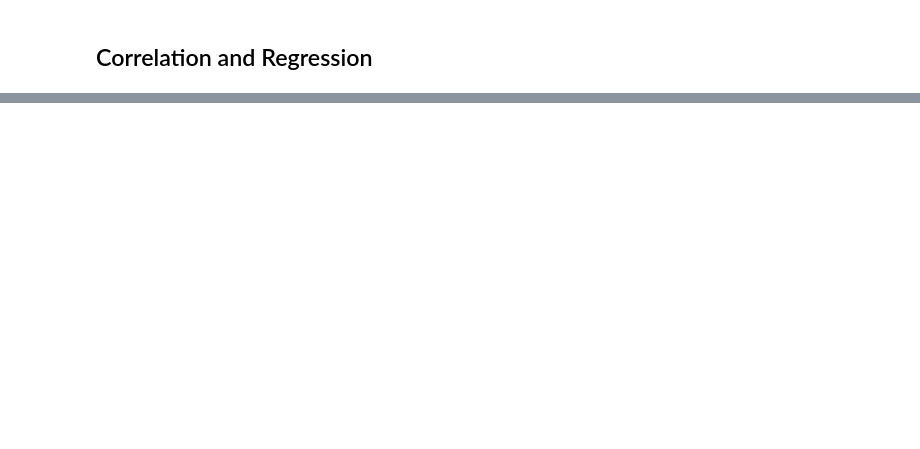
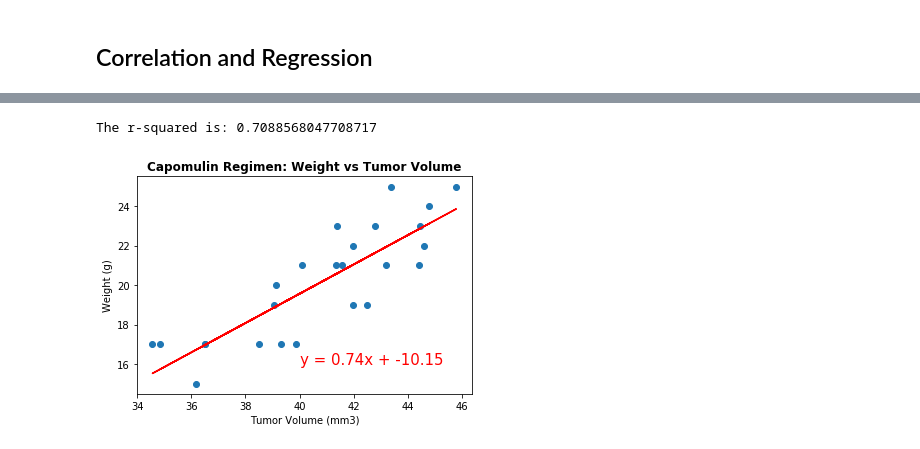
Before and after one commit to Michelin96/matplotlib-challenge, a Jupyter notebook: Pymaceuticals/pymaceuticals_starter.ipynb, the cells around one changed output, grey strips where cells are left out. Saved outputs shown, nothing was run; the diff lists cells and outputs as text; code cells hidden in the pictures; blank space fills up the shorter version.

```diff
--- a/Pymaceuticals/pymaceuticals_starter.ipynb
+++ b/Pymaceuticals/pymaceuticals_starter.ipynb
@@ -402,0 +355,16 @@ plt.show()
+# %%
+# Add the linear regression equation and line to plot
+(slope, intercept, rvalue, pvalue, stderr) = linregress(tumor_volume, mouse_weight)
+regress_values = tumor_volume * slope + intercept
+line_eq = "y = " + str(round(slope,2)) + "x + " + str(round(intercept,2))
+plt.scatter(tumor_volume, mouse_weight)
+plt.plot(tumor_volume,regress_values,"r-")
+plt.annotate(line_eq,(40,16),fontsize=15,color="red")
+plt.xlabel("Tumor Volume (mm3)")
+plt.ylabel("Weight (g)")
+plt.title("Capomulin Regimen: Weight vs Tumor Volume", fontweight = "black")
+print(f"The r-squared is: {rvalue**2}")
+plt.show()
+# %% [output]
+The r-squared is: 0.7088568047708717
+[figure, added]
```
Also changed, not shown: parts of 15 cells of this notebook.
